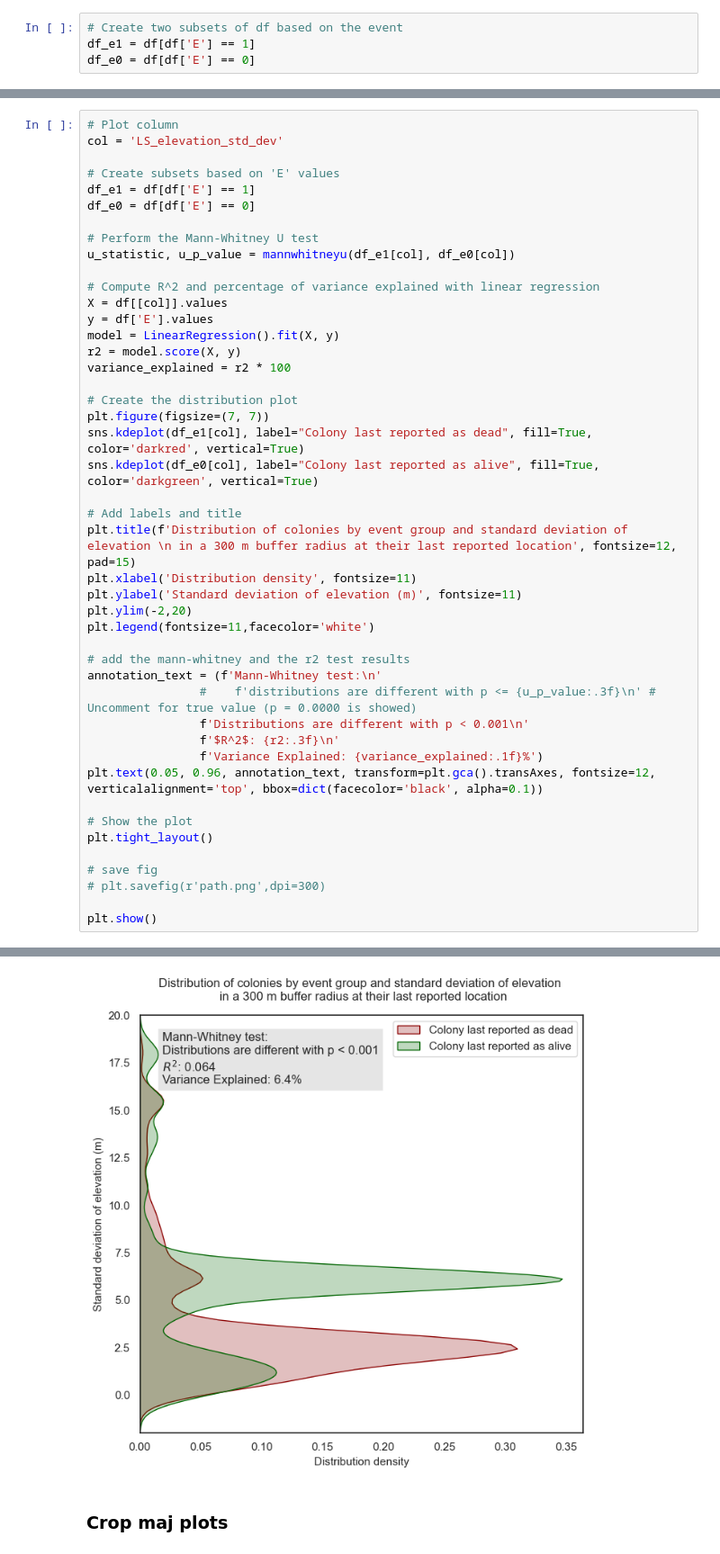
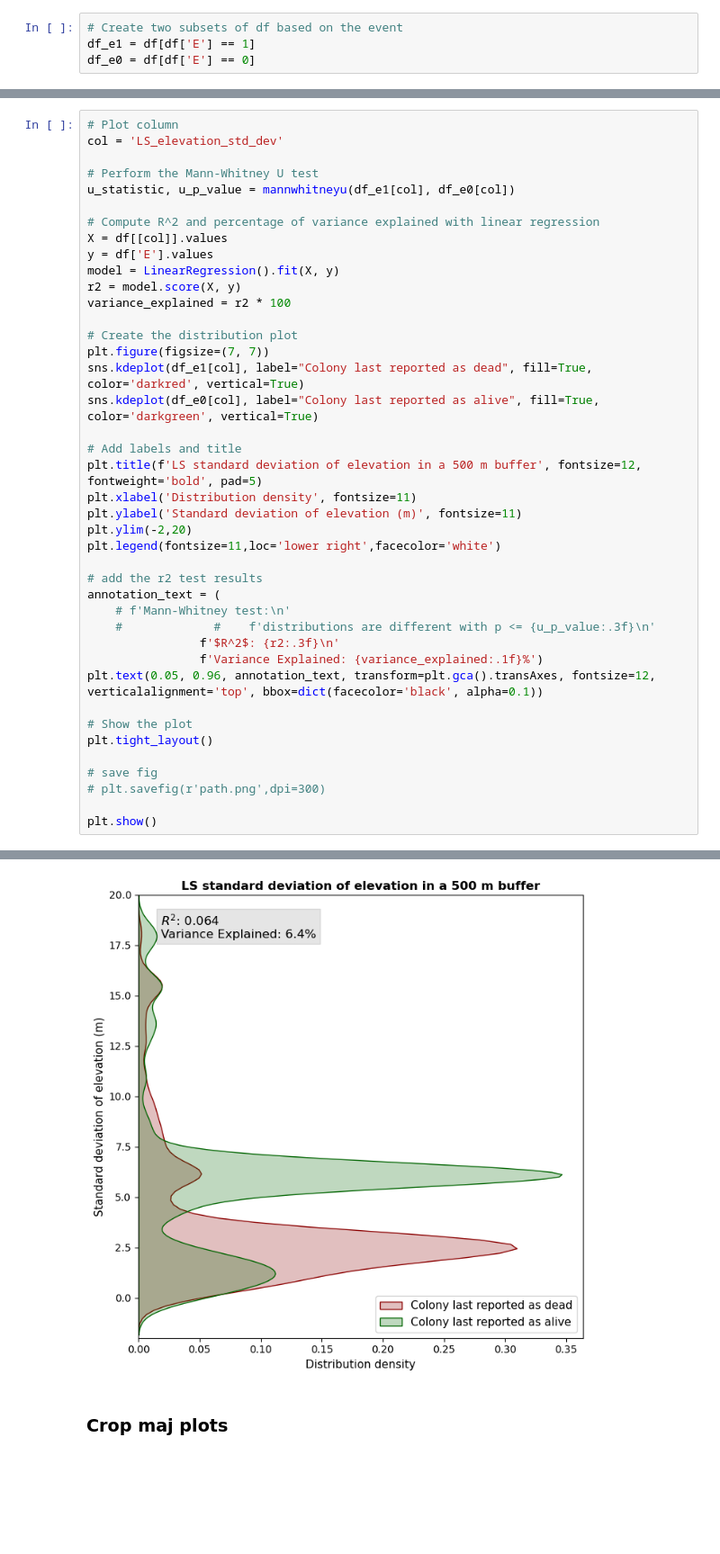
Before and after one commit to julvad/a2-ledge_nectar, a Jupyter notebook: notebook.ipynb, the cells around one changed output, grey strips where cells are left out. Shown at 90% size. Cells and saved outputs as stored; diff of their text form; blank space fills up the shorter version.

```diff
--- a/notebook.ipynb
+++ b/notebook.ipynb
@@ -2935,10 +1777,6 @@ This will become an error in seaborn v0.14.0; please update your code.
 # %%
 # Plot column
 col = 'LS_elevation_std_dev'
-
-# Create subsets based on 'E' values
-df_e1 = df[df['E'] == 1]
-df_e0 = df[df['E'] == 0]
 
 # Perform the Mann-Whitney U test
 u_statistic, u_p_value = mannwhitneyu(df_e1[col], df_e0[col])
@@ -2954,40 +1792,40 @@ variance_explained = r2 * 100
 plt.figure(figsize=(7, 7))
 sns.kdeplot(df_e1[col], label="Colony last reported as dead", fill=True, color='darkred', vertical=True)
 sns.kdeplot(df_e0[col], label="Colony last reported as alive", fill=True, color='darkgreen', vertical=True)
 
 # Add labels and title
-plt.title(f'Distribution of colonies by event group and standard deviation of elevation \n in a 300 m buffer radius at their last reported location', fontsize=12, pad=15)
+plt.title(f'LS standard deviation of elevation in a 500 m buffer', fontsize=12, fontweight='bold', pad=5)
 plt.xlabel('Distribution density', fontsize=11)
 plt.ylabel('Standard deviation of elevation (m)', fontsize=11)
 plt.ylim(-2,20)
-plt.legend(fontsize=11,facecolor='white')
+plt.legend(fontsize=11,loc='lower right',facecolor='white')
 
-# add the mann-whitney and the r2 test results
-annotation_text = (f'Mann-Whitney test:\n'
-                #    f'distributions are different with p <= {u_p_value:.3f}\n' # Uncomment for true value (p = 0.0000 is showed)
-                f'Distributions are different with p < 0.001\n'
+# add the r2 test results
+annotation_text = (
+    # f'Mann-Whitney test:\n'
+    #             #    f'distributions are different with p <= {u_p_value:.3f}\n'
                 f'$R^2$: {r2:.3f}\n'
                 f'Variance Explained: {variance_explained:.1f}%')
 plt.text(0.05, 0.96, annotation_text, transform=plt.gca().transAxes, fontsize=12, verticalalignment='top', bbox=dict(facecolor='black', alpha=0.1))
 
 # Show the plot
 plt.tight_layout()
 
 # save fig
 # plt.savefig(r'path.png',dpi=300)
 
 plt.show()
 # %% [output]
 The `vertical` parameter is deprecated; assigning data to `y`.
 This will become an error in seaborn v0.14.0; please update your code.
 
   sns.kdeplot(df_e1[col], label="Colony last reported as dead", fill=True, color='darkred', vertical=True)
 
 The `vertical` parameter is deprecated; assigning data to `y`.
 This will become an error in seaborn v0.14.0; please update your code.
 
   sns.kdeplot(df_e0[col], label="Colony last reported as alive", fill=True, color='darkgreen', vertical=True)
-[figure, old version]
+[figure, new version]
 # %% [markdown]
 ### Crop maj plots
 # %% [markdown]
```
Also changed, not shown: parts of 141 cells of this notebook.
